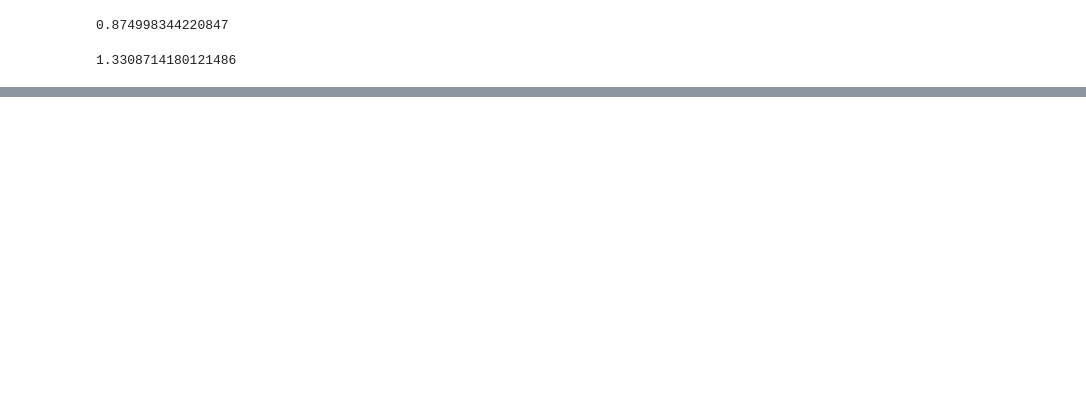
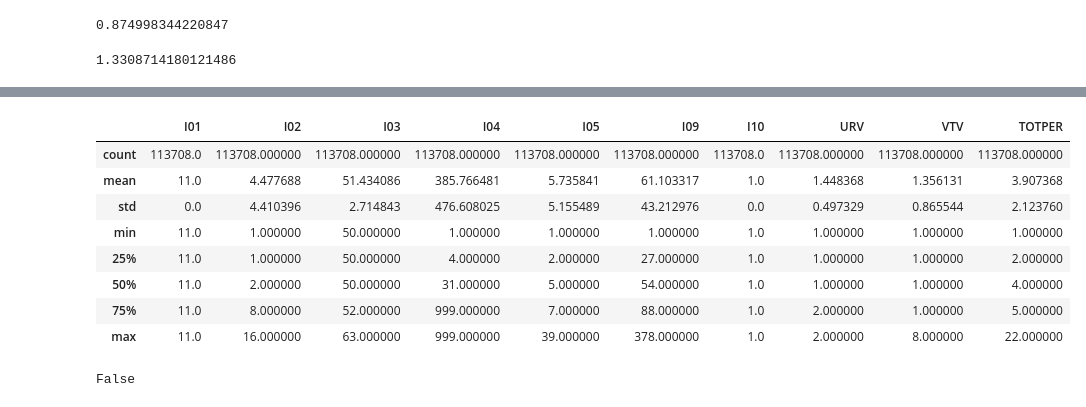
Before and after one commit to otoperalias/teaching, a Jupyter notebook: UTE_TallerAnalisisCuanti.ipynb, the cells around one changed output, grey strips where cells are left out. Drawn from its saved outputs; the diff is of its cells as text; code cells hidden in the pictures; blank space fills up the shorter version.

```diff
--- a/UTE_TallerAnalisisCuanti.ipynb
+++ b/UTE_TallerAnalisisCuanti.ipynb
@@ -232,0 +255,20 @@ vpo.TOTPER.kurt() # Si x > 0: curtosis alta; si ~0 normal, si <0: baja. En este
+# %%
+# Resumen de la tabla vpo completa
+vpo.describe()
+
+# Cuidado: esto solo tiene sentido para las variables numéricas cardinales/ordinales, pero no para las que establecen categorías (!).
+# Además, aquí podemos comprobar que algunas variables que deben ser numéricas están almacenadas como texto, por ej. el número de focos.
+# %% [output]
+|  | I01 | I02 | I03 | I04 | I05 | I09 | I10 | URV | VTV | TOTPER |
+| count | 113708.0 | 113708.000000 | 113708.000000 | 113708.000000 | 113708.000000 | 113708.000000 | 113708.0 | 113708.000000 | 113708.000000 | 113708.000000 |
+| mean | 11.0 | 4.477688 | 51.434086 | 385.766481 | 5.735841 | 61.103317 | 1.0 | 1.448368 | 1.356131 | 3.907368 |
+| std | 0.0 | 4.410396 | 2.714843 | 476.608025 | 5.155489 | 43.212976 | 0.0 | 0.497329 | 0.865544 | 2.123760 |
+| min | 11.0 | 1.000000 | 50.000000 | 1.000000 | 1.000000 | 1.000000 | 1.0 | 1.000000 | 1.000000 | 1.000000 |
+| 25% | 11.0 | 1.000000 | 50.000000 | 4.000000 | 2.000000 | 27.000000 | 1.0 | 1.000000 | 1.000000 | 2.000000 |
+| 50% | 11.0 | 2.000000 | 50.000000 | 31.000000 | 5.000000 | 54.000000 | 1.0 | 1.000000 | 1.000000 | 4.000000 |
+| 75% | 11.0 | 8.000000 | 52.000000 | 999.000000 | 7.000000 | 88.000000 | 1.0 | 2.000000 | 1.000000 | 5.000000 |
+| max | 11.0 | 16.000000 | 63.000000 | 999.000000 | 39.000000 | 378.000000 | 1.0 | 2.000000 | 8.000000 | 22.000000 |
+# %%
+vpo.loc[vpo.V12A=="  "].V12A.isnull().any()
+# %% [output]
+False
```
Also changed, not shown: parts of 9 cells of this notebook.
